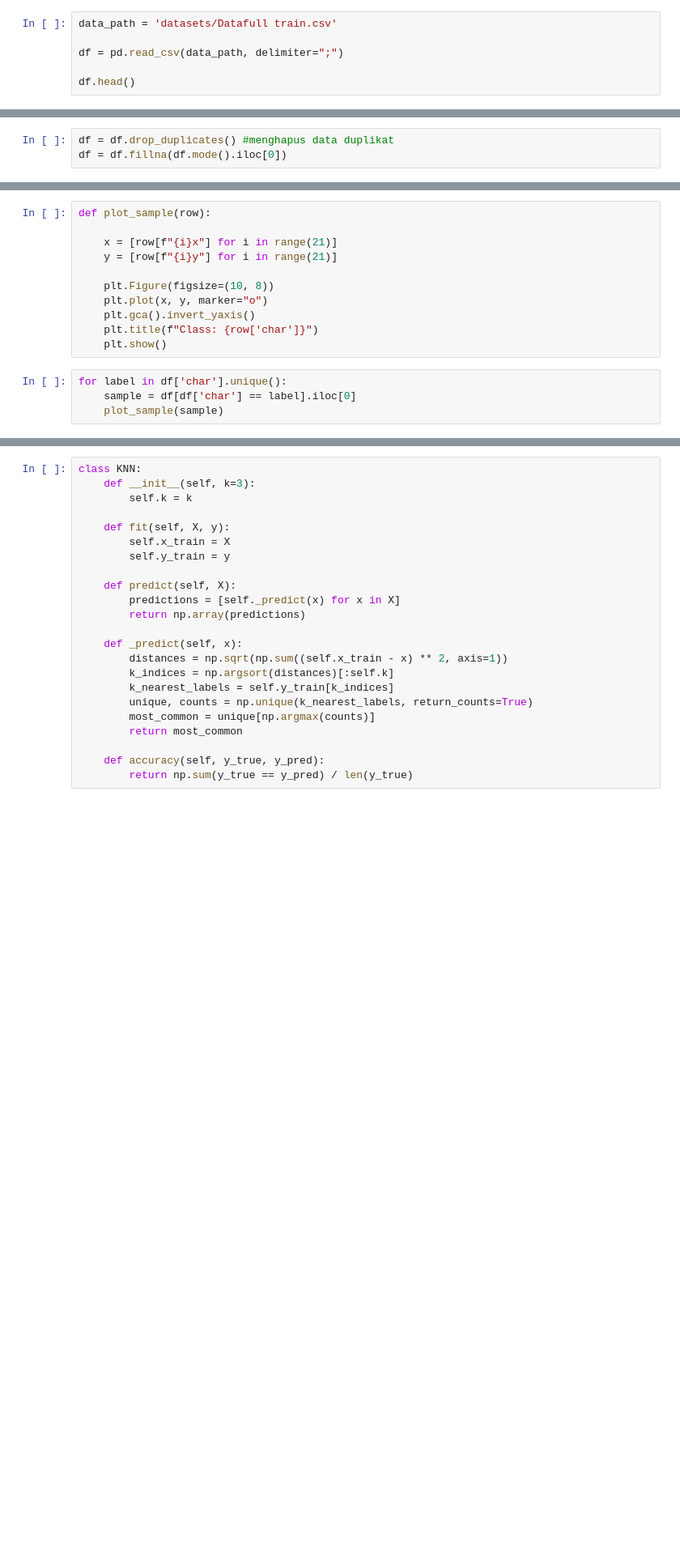
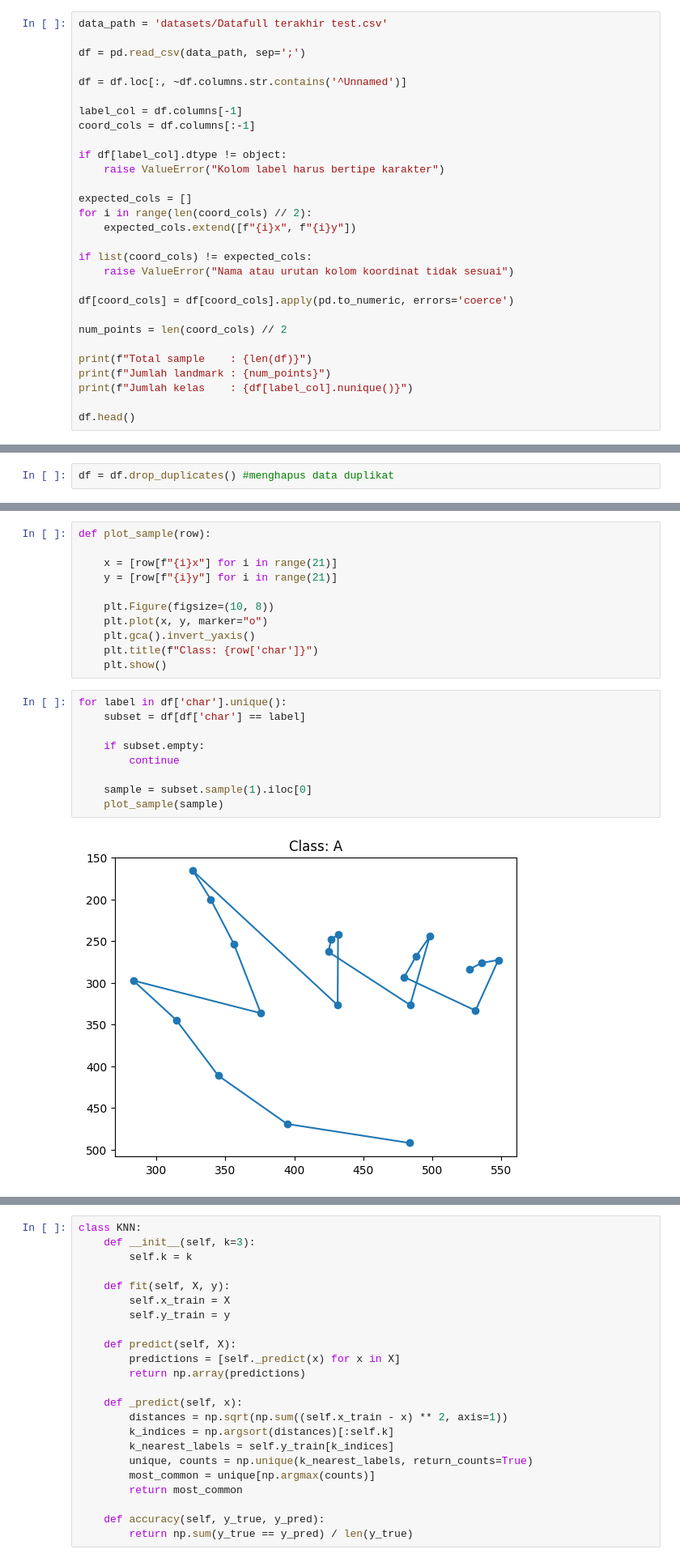
Before and after one commit to nofuruu/python_KNN_collab, a Jupyter notebook: main.ipynb, the cells around one changed output, grey strips where cells are left out. Shown at 81% size. Saved outputs shown, nothing was run; the diff lists cells and outputs as text; blank space fills up the shorter version.

```diff
--- a/main.ipynb
+++ b/main.ipynb
@@ -13,8 +13,31 @@ from tkinter import *
 # %% [markdown]
 # Load Datasets
 # %%
-data_path = 'datasets/Datafull train.csv'
+data_path = 'datasets/Datafull terakhir test.csv'
 
-df = pd.read_csv(data_path, delimiter=";")
+df = pd.read_csv(data_path, sep=';')
+
+df = df.loc[:, ~df.columns.str.contains('^Unnamed')]
+
+label_col = df.columns[-1]
+coord_cols = df.columns[:-1]
+
+if df[label_col].dtype != object:
+    raise ValueError("Kolom label harus bertipe karakter")
+
+expected_cols = []
+for i in range(len(coord_cols) // 2):
+    expected_cols.extend([f"{i}x", f"{i}y"])
+
+if list(coord_cols) != expected_cols:
+    raise ValueError("Nama atau urutan kolom koordinat tidak sesuai")
+
+df[coord_cols] = df[coord_cols].apply(pd.to_numeric, errors='coerce')
+
+num_points = len(coord_cols) // 2
+
+print(f"Total sample    : {len(df)}")
+print(f"Jumlah landmark : {num_points}")
+print(f"Jumlah kelas    : {df[label_col].nunique()}")
 
 df.head()
@@ -35,3 +138,2 @@ df.duplicated().sum # mengecek data yang duplikat
 # %%
 df = df.drop_duplicates() #menghapus data duplikat
-df = df.fillna(df.mode().iloc[0])
@@ -58,5 +213,12 @@ def plot_sample(row):
     plt.show()
 # %%
 for label in df['char'].unique():
-    sample = df[df['char'] == label].iloc[0]
+    subset = df[df['char'] == label]
+
+    if subset.empty:
+        continue
+
+    sample = subset.sample(1).iloc[0]
     plot_sample(sample)
+# %% [output]
+[figure, added]
```
Also changed, not shown: parts of 24 cells of this notebook, 1 other file.
